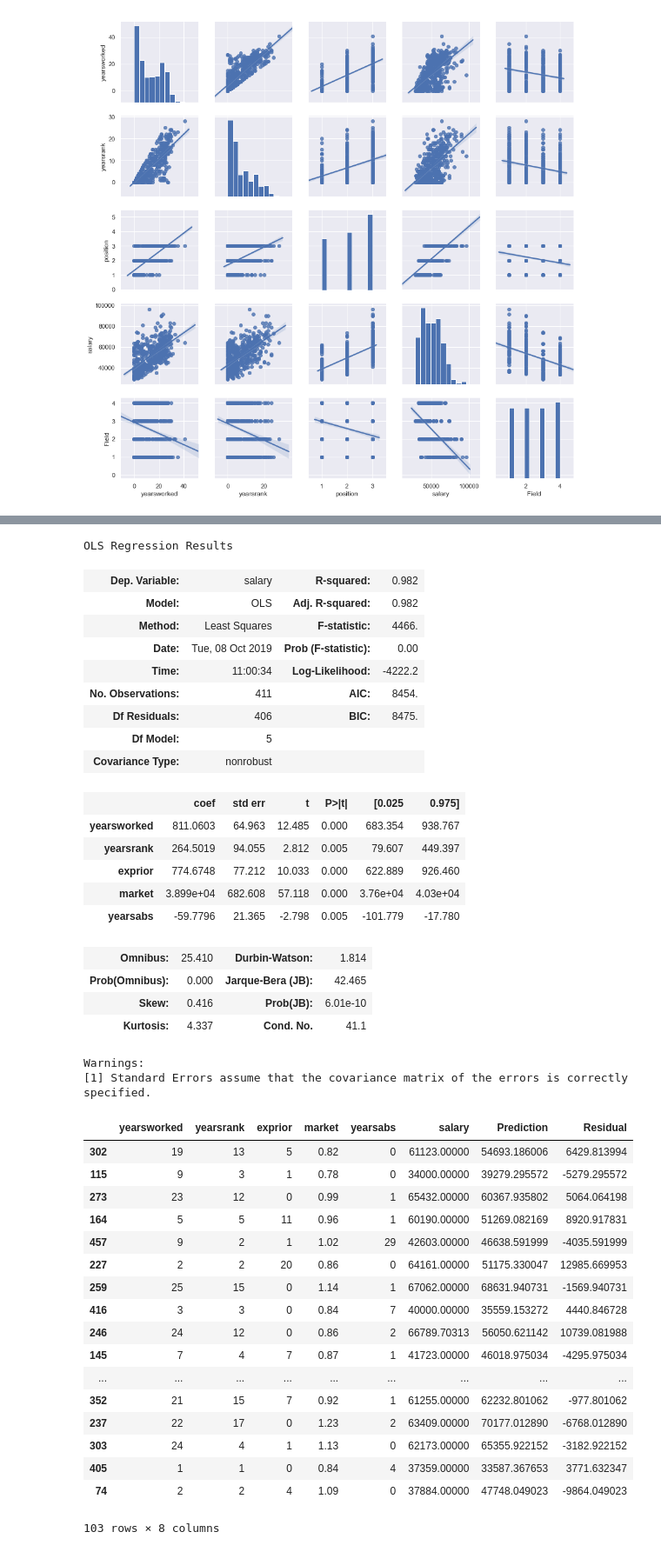
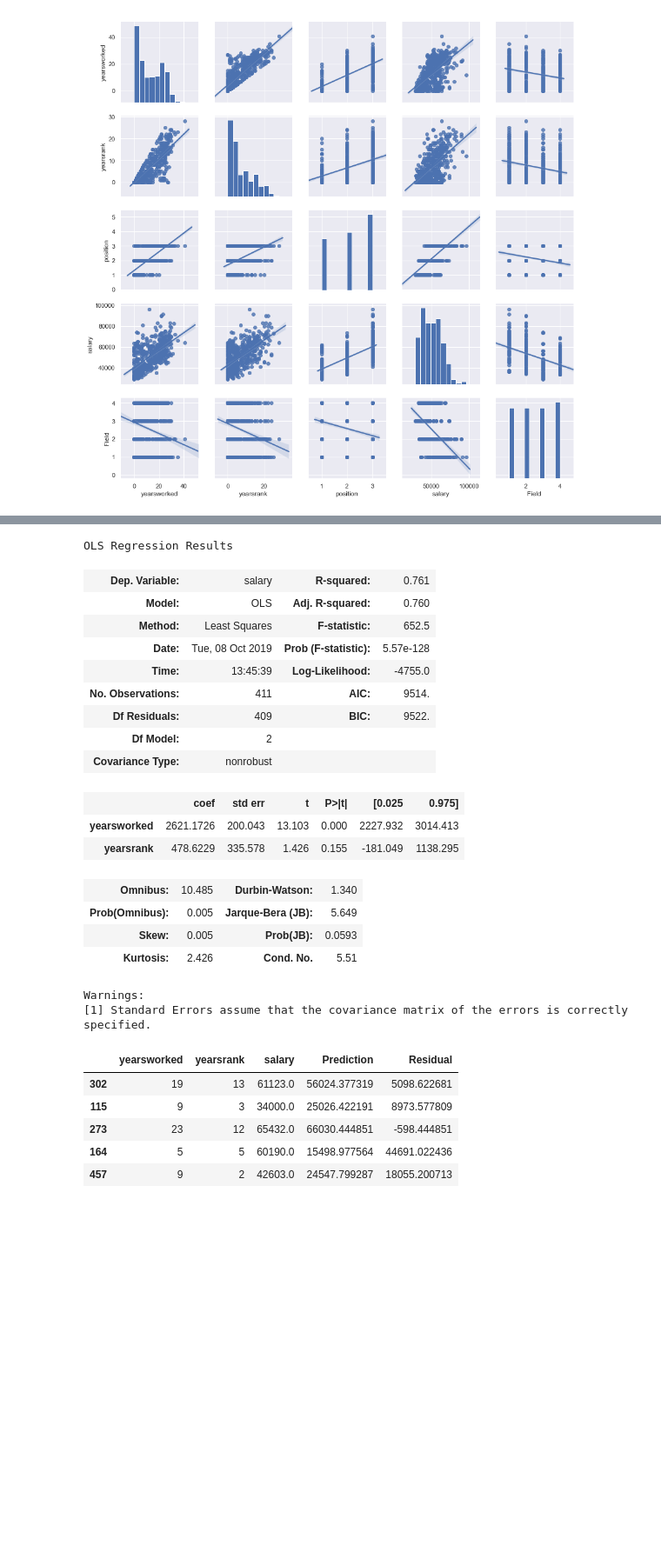
Before and after one commit to Andy-Nkumane/Multi_Linear_Regression_-_Salary, a Jupyter notebook: Multi_Linear_Regression_-_Salary.ipynb, the cells around one changed output, grey strips where cells are left out. Shown at 87% size. Saved outputs shown, nothing was run; the diff lists cells and outputs as text; code cells hidden in the pictures; blank space fills up the shorter version.

Commit message:
Test set model

```diff
--- a/Multi_Linear_Regression_-_Salary.ipynb
+++ b/Multi_Linear_Regression_-_Salary.ipynb
@@ -128,7 +132,7 @@ salary.corr()
 | Field | -0.496095 | -0.048315 | -0.261379 | -0.263953 | -0.223827 | -0.098424 | -0.076623 | -0.288812 | -0.128874 | 1.000000 | ... |
 | yearsabs | -0.070139 | 0.132380 | 0.055468 | 0.035632 | -0.167068 | 0.029311 | -0.017639 | 0.029751 | -0.622179 | -0.000127 | ... |
 # %%
-X = salary[['yearsworked','yearsrank','exprior','market','yearsabs']]
+X = salary[['yearsworked','yearsrank']]
 y = salary['salary']
 # %%
 X_train, X_test, y_train, y_test = train_test_split(X, y, test_size=0.2, random_state=7)
@@ -198,48 +202,33 @@ sns.regplot(x=y_test, y=prediction)
 model.summary()
 # %% [output]
 OLS Regression Results
-| Dep. Variable: | salary | R-squared: | 0.982 |
-| Model: | OLS | Adj. R-squared: | 0.982 |
-| Method: | Least Squares | F-statistic: | 4466. |
-| Date: | Tue, 08 Oct 2019 | Prob (F-statistic): | 0.00 |
-| Time: | 11:00:34 | Log-Likelihood: | -4222.2 |
-| No. Observations: | 411 | AIC: | 8454. |
-| Df Residuals: | 406 | BIC: | 8475. |
-| Df Model: | 5 |  |  |
+| Dep. Variable: | salary | R-squared: | 0.761 |
+| Model: | OLS | Adj. R-squared: | 0.760 |
+| Method: | Least Squares | F-statistic: | 652.5 |
+| Date: | Tue, 08 Oct 2019 | Prob (F-statistic): | 5.57e-128 |
+| Time: | 13:45:39 | Log-Likelihood: | -4755.0 |
+| No. Observations: | 411 | AIC: | 9514. |
+| Df Residuals: | 409 | BIC: | 9522. |
+| Df Model: | 2 |  |  |
 | Covariance Type: | nonrobust |  |  |
 |  | coef | std err | t | P>|t| | [0.025 | 0.975] |
-| yearsworked | 811.0603 | 64.963 | 12.485 | 0.000 | 683.354 | 938.767 |
-| yearsrank | 264.5019 | 94.055 | 2.812 | 0.005 | 79.607 | 449.397 |
-| exprior | 774.6748 | 77.212 | 10.033 | 0.000 | 622.889 | 926.460 |
-| market | 3.899e+04 | 682.608 | 57.118 | 0.000 | 3.76e+04 | 4.03e+04 |
-| yearsabs | -59.7796 | 21.365 | -2.798 | 0.005 | -101.779 | -17.780 |
+| yearsworked | 2621.1726 | 200.043 | 13.103 | 0.000 | 2227.932 | 3014.413 |
+| yearsrank | 478.6229 | 335.578 | 1.426 | 0.155 | -181.049 | 1138.295 |
-| Omnibus: | 25.410 | Durbin-Watson: | 1.814 |
-| Prob(Omnibus): | 0.000 | Jarque-Bera (JB): | 42.465 |
-| Skew: | 0.416 | Prob(JB): | 6.01e-10 |
-| Kurtosis: | 4.337 | Cond. No. | 41.1 |
+| Omnibus: | 10.485 | Durbin-Watson: | 1.340 |
+| Prob(Omnibus): | 0.005 | Jarque-Bera (JB): | 5.649 |
+| Skew: | 0.005 | Prob(JB): | 0.0593 |
+| Kurtosis: | 2.426 | Cond. No. | 5.51 |
 Warnings:
 [1] Standard Errors assume that the covariance matrix of the errors is correctly specified.
 # %%
 predicted = pd.concat([X_test, y_test, prediction], axis=1)
 predicted.rename(columns={0:'Prediction'}, inplace=True)
 predicted['Residual'] = predicted['salary'] - predicted['Prediction']
-predicted
+predicted.head()
 # %% [output]
-|  | yearsworked | yearsrank | exprior | market | yearsabs | salary | Prediction | Residual |
-| 302 | 19 | 13 | 5 | 0.82 | 0 | 61123.00000 | 54693.186006 | 6429.813994 |
-| 115 | 9 | 3 | 1 | 0.78 | 0 | 34000.00000 | 39279.295572 | -5279.295572 |
-| 273 | 23 | 12 | 0 | 0.99 | 1 | 65432.00000 | 60367.935802 | 5064.064198 |
-| 164 | 5 | 5 | 11 | 0.96 | 1 | 60190.00000 | 51269.082169 | 8920.917831 |
-| 457 | 9 | 2 | 1 | 1.02 | 29 | 42603.00000 | 46638.591999 | -4035.591999 |
-| 227 | 2 | 2 | 20 | 0.86 | 0 | 64161.00000 | 51175.330047 | 12985.669953 |
-| 259 | 25 | 15 | 0 | 1.14 | 1 | 67062.00000 | 68631.940731 | -1569.940731 |
-| 416 | 3 | 3 | 0 | 0.84 | 7 | 40000.00000 | 35559.153272 | 4440.846728 |
-| 246 | 24 | 12 | 0 | 0.86 | 2 | 66789.70313 | 56050.621142 | 10739.081988 |
-| 145 | 7 | 4 | 7 | 0.87 | 1 | 41723.00000 | 46018.975034 | -4295.975034 |
-| ... | ... | ... | ... | ... | ... | ... | ... | ... |
-| 352 | 21 | 15 | 7 | 0.92 | 1 | 61255.00000 | 62232.801062 | -977.801062 |
-| 237 | 22 | 17 | 0 | 1.23 | 2 | 63409.00000 | 70177.012890 | -6768.012890 |
-| 303 | 24 | 4 | 1 | 1.13 | 0 | 62173.00000 | 65355.922152 | -3182.922152 |
-| 405 | 1 | 1 | 0 | 0.84 | 4 | 37359.00000 | 33587.367653 | 3771.632347 |
-| 74 | 2 | 2 | 4 | 1.09 | 0 | 37884.00000 | 47748.049023 | -9864.049023 |
+|  | yearsworked | yearsrank | salary | Prediction | Residual |
+| 302 | 19 | 13 | 61123.0 | 56024.377319 | 5098.622681 |
+| 115 | 9 | 3 | 34000.0 | 25026.422191 | 8973.577809 |
+| 273 | 23 | 12 | 65432.0 | 66030.444851 | -598.444851 |
+| 164 | 5 | 5 | 60190.0 | 15498.977564 | 44691.022436 |
+| 457 | 9 | 2 | 42603.0 | 24547.799287 | 18055.200713 |
-103 rows × 8 columns
```
Also changed, not shown: parts of 6 cells of this notebook.
